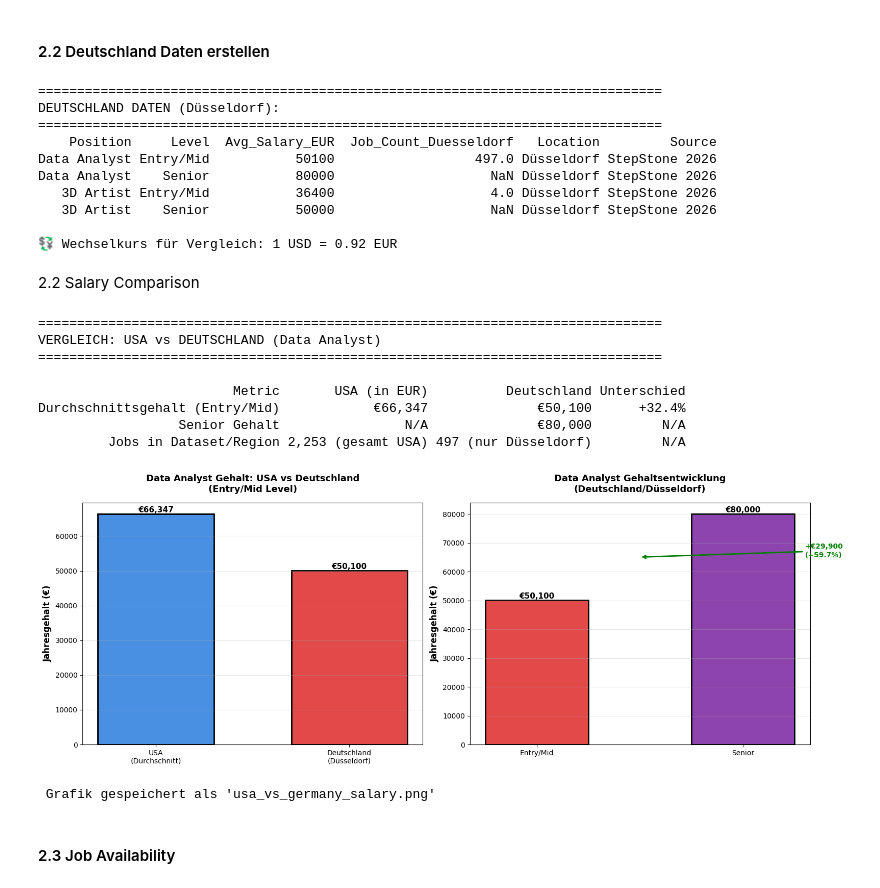
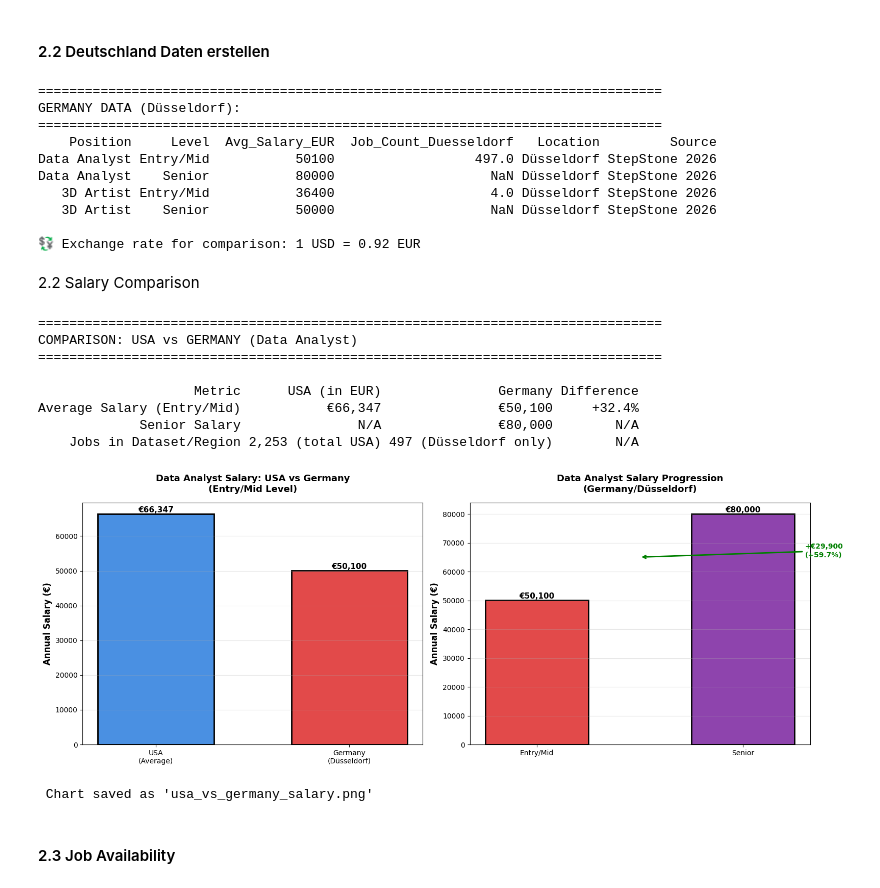
Before and after one commit to tvankov/Data-Analyst-Job-Market, a Jupyter notebook: DataAnalystJobMarketAnalysis_USAvsGermanyComparison.ipynb, the cells around one changed output. Cells and saved outputs as stored; diff of their text form; code cells hidden in the pictures.

```diff
--- a/DataAnalystJobMarketAnalysis_USAvsGermanyComparison.ipynb
+++ b/DataAnalystJobMarketAnalysis_USAvsGermanyComparison.ipynb
@@ -960,7 +958,7 @@ HINWEIS:
 # %% [markdown]
 #### 2.2 Deutschland Daten erstellen
 # %%
-# Deutschland - Manuelle Daten (Januar 2026)
+# Germany - Manual data (January 2026)
 germany_data = {
     'Position': ['Data Analyst', 'Data Analyst', '3D Artist', '3D Artist'],
     'Level': ['Entry/Mid', 'Senior', 'Entry/Mid', 'Senior'],
@@ -973,16 +971,16 @@ germany_data = {
 df_germany = pd.DataFrame(germany_data)
 
 print("\n" + "="*80)
-print("DEUTSCHLAND DATEN (Düsseldorf):")
+print("GERMANY DATA (Düsseldorf):")
 print("="*80)
 print(df_germany.to_string(index=False))
 
-# Währungsumrechnung (USD zu EUR für Vergleich)
-exchange_rate = 0.92  # Aktueller Kurs (anpassen wenn nötig)
-print(f"\n💱 Wechselkurs für Vergleich: 1 USD = {exchange_rate} EUR")
+# Currency conversion (USD to EUR for comparison)
+exchange_rate = 0.92  # Current rate (adjust if needed)
+print(f"\n💱 Exchange rate for comparison: 1 USD = {exchange_rate} EUR")
 # %% [output]
 ================================================================================
-DEUTSCHLAND DATEN (Düsseldorf):
+GERMANY DATA (Düsseldorf):
 ================================================================================
     Position     Level  Avg_Salary_EUR  Job_Count_Duesseldorf   Location         Source
 Data Analyst Entry/Mid           50100                  497.0 Düsseldorf StepStone 2026
@@ -990,44 +988,44 @@ Data Analyst    Senior           80000                    NaN Düsseldorf StepSt
    3D Artist Entry/Mid           36400                    4.0 Düsseldorf StepStone 2026
    3D Artist    Senior           50000                    NaN Düsseldorf StepStone 2026
 
-💱 Wechselkurs für Vergleich: 1 USD = 0.92 EUR
+💱 Exchange rate for comparison: 1 USD = 0.92 EUR
 # %% [markdown]
 2.2 Salary Comparison
 # %%
-# USA Durchschnittswerte berechnen
+# USA average values
 usa_avg_salary = df_usa_cleaned['Average Salary Estimate'].mean()
 usa_median_salary = df_usa_cleaned['Average Salary Estimate'].median()
 usa_job_count = len(df_usa_cleaned)
 
-# In EUR umrechnen
+# Convert to EUR
 usa_avg_salary_eur = usa_avg_salary * exchange_rate
 usa_median_salary_eur = usa_median_salary * exchange_rate
 
-# Deutschland Werte
+# Germany values
 germany_avg_salary = df_germany[df_germany['Level'] == 'Entry/Mid']['Avg_Salary_EUR'].values[0]
 germany_senior_salary = df_germany[df_germany['Level'] == 'Senior']['Avg_Salary_EUR'].values[0]
 
 print("\n" + "="*80)
-print("VERGLEICH: USA vs DEUTSCHLAND (Data Analyst)")
+print("COMPARISON: USA vs GERMANY (Data Analyst)")
 print("="*80)
 
 comparison_data = {
     'Metric': [
-        'Durchschnittsgehalt (Entry/Mid)',
-        'Senior Gehalt',
+        'Average Salary (Entry/Mid)',
+        'Senior Salary',
         'Jobs in Dataset/Region'
     ],
     'USA (in EUR)': [
         f'€{usa_avg_salary_eur:,.0f}',
         f'N/A',
-        f'{usa_job_count:,} (gesamt USA)'
+        f'{usa_job_count:,} (total USA)'
     ],
-    'Deutschland': [
+    'Germany': [
         f'€{germany_avg_salary:,.0f}',
         f'€{germany_senior_salary:,.0f}',
-        f'497 (nur Düsseldorf)'
+        f'497 (Düsseldorf only)'
     ],
-    'Unterschied': [
+    'Difference': [
         f'{((usa_avg_salary_eur - germany_avg_salary) / germany_avg_salary * 100):+.1f}%',
         'N/A',
         'N/A'
@@ -1037,74 +1035,74 @@ comparison_data = {
 df_comparison = pd.DataFrame(comparison_data)
 print("\n" + df_comparison.to_string(index=False))
 
-# Visualisierung
+# Visualization
 fig, axes = plt.subplots(1, 2, figsize=(16, 6))
 
-# Plot 1: Gehälter Entry/Mid
-categories = ['USA\n(Durchschnitt)', 'Deutschland\n(Düsseldorf)']
+# Plot 1: Entry/Mid salaries
+categories = ['USA\n(Average)', 'Germany\n(Düsseldorf)']
 salaries_entry = [usa_avg_salary_eur, germany_avg_salary]
 colors = ['#4A90E2', '#E24A4A']
 
 bars1 = axes[0].bar(categories, salaries_entry, color=colors,
                     edgecolor='black', linewidth=2, width=0.6)
 
-axes[0].set_ylabel('Jahresgehalt (€)', fontsize=12, fontweight='bold')
-axes[0].set_title('Data Analyst Gehalt: USA vs Deutschland\n(Entry/Mid Level)',
+axes[0].set_ylabel('Annual Salary (€)', fontsize=12, fontweight='bold')
+axes[0].set_title('Data Analyst Salary: USA vs Germany\n(Entry/Mid Level)',
                   fontsize=13, fontweight='bold', pad=15)
 axes[0].grid(axis='y', alpha=0.3)
 
-# Werte anzeigen
+# Display values
 for bar, val in zip(bars1, salaries_entry):
     height = bar.get_height()
     axes[0].text(bar.get_x() + bar.get_width()/2., height,
                 f'€{val:,.0f}',
                 ha='center', va='bottom', fontsize=11, fontweight='bold')
 
-# Plot 2: Karriereverlauf Deutschland
+# Plot 2: Career progression Germany
 levels = ['Entry/Mid', 'Senior']
 salaries_de = [germany_avg_salary, germany_senior_salary]
 colors_de = ['#E24A4A', '#8E44AD']
 
 bars2 = axes[1].bar(levels, salaries_de, color=colors_de,
                     edgecolor='black', linewidth=2, width=0.5)
 
-axes[1].set_ylabel('Jahresgehalt (€)', fontsize=12, fontweight='bold')
-axes[1].set_title('Data Analyst Gehaltsentwicklung\n(Deutschland/Düsseldorf)',
+axes[1].set_ylabel('Annual Salary (€)', fontsize=12, fontweight='bold')
+axes[1].set_title('Data Analyst Salary Progression\n(Germany/Düsseldorf)',
                   fontsize=13, fontweight='bold', pad=15)
 axes[1].grid(axis='y', alpha=0.3)
 
-# Werte anzeigen
+# Display values
 for bar, val in zip(bars2, salaries_de):
     height = bar.get_height()
     axes[1].text(bar.get_x() + bar.get_width()/2., height,
                 f'€{val:,.0f}',
                 ha='center', va='bottom', fontsize=11, fontweight='bold')
 
-# Differenz zeigen
+# Show increase
 increase = germany_senior_salary - germany_avg_salary
 increase_pct = (increase / germany_avg_salary) * 100
 axes[1].annotate(f'+€{increase:,.0f}\n(+{increase_pct:.1f}%)',
                 xy=(0.5, germany_avg_salary + increase/2),
                 xytext=(1.3, germany_avg_salary + increase/2),
                 fontsize=10, fontweight='bold', color='green',
                 arrowprops=dict(arrowstyle='->', color='green', lw=2))
 
 plt.tight_layout()
 plt.savefig('usa_vs_germany_salary.png', dpi=300, bbox_inches='tight')
 plt.show()
 
-print("\n Grafik gespeichert als 'usa_vs_germany_salary.png'")
+print("\n Chart saved as 'usa_vs_germany_salary.png'")
 # %% [output]
 ================================================================================
-VERGLEICH: USA vs DEUTSCHLAND (Data Analyst)
+COMPARISON: USA vs GERMANY (Data Analyst)
 ================================================================================
 
-                         Metric       USA (in EUR)          Deutschland Unterschied
-Durchschnittsgehalt (Entry/Mid)            €66,347              €50,100      +32.4%
-                  Senior Gehalt                N/A              €80,000         N/A
-         Jobs in Dataset/Region 2,253 (gesamt USA) 497 (nur Düsseldorf)         N/A
+                    Metric      USA (in EUR)               Germany Difference
+Average Salary (Entry/Mid)           €66,347               €50,100     +32.4%
+             Senior Salary               N/A               €80,000        N/A
+    Jobs in Dataset/Region 2,253 (total USA) 497 (Düsseldorf only)        N/A
-[figure, old version]
+[figure, new version]
- Grafik gespeichert als 'usa_vs_germany_salary.png'
+ Chart saved as 'usa_vs_germany_salary.png'
 # %% [markdown]
 #### 2.3 Job Availability
 # %%
```
Also changed, not shown: parts of 12 cells of this notebook, 9 other files.
